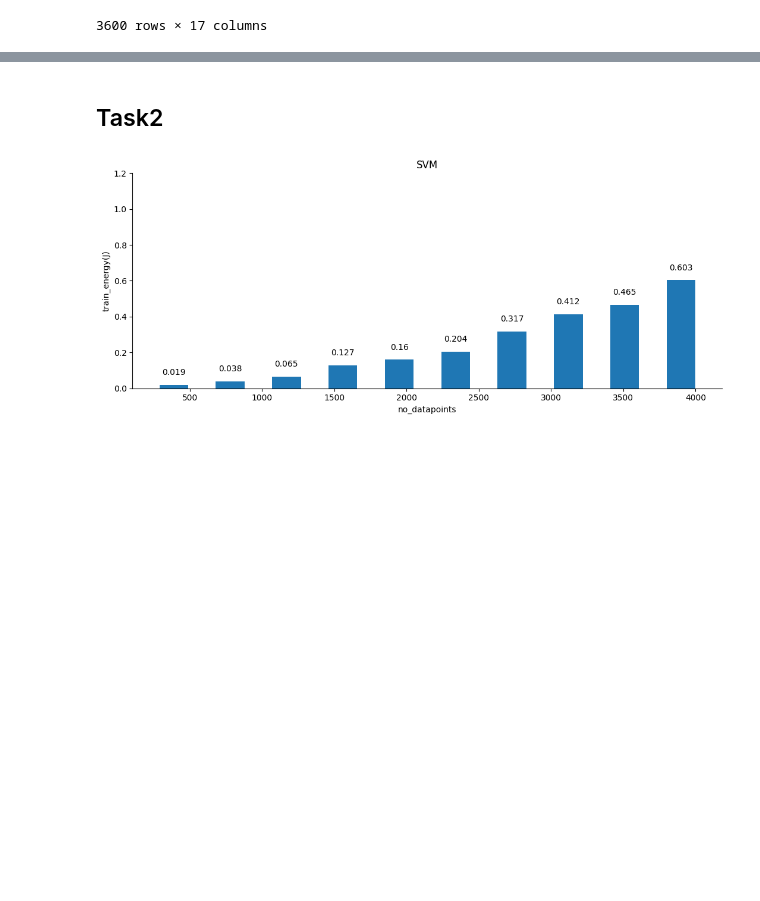
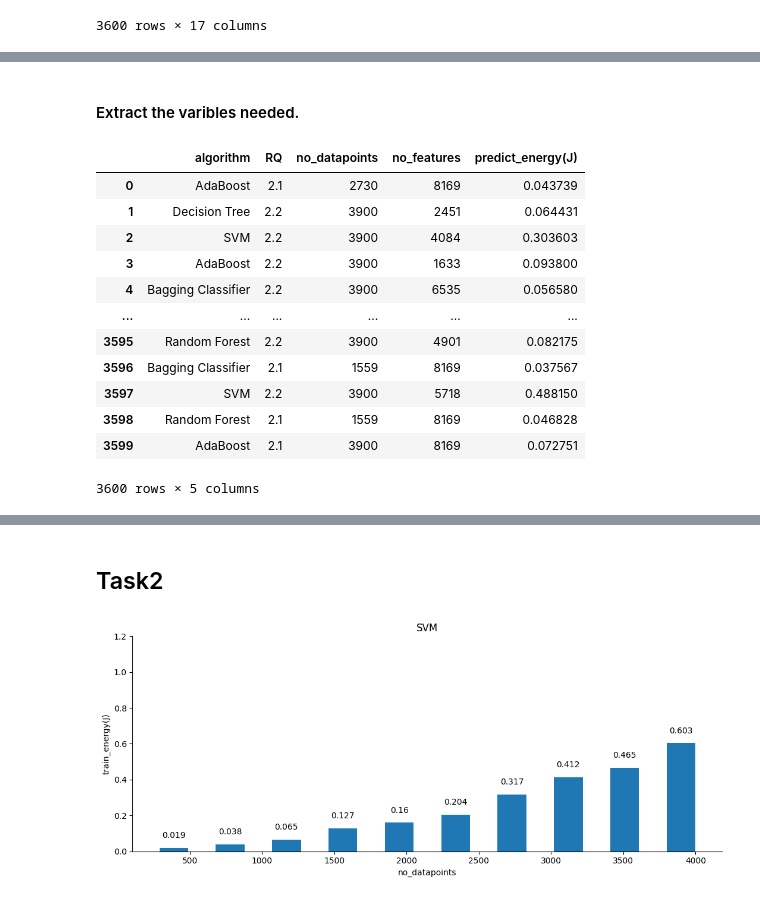
Before and after one commit to kikyo01/info250, a Jupyter notebook: project1/project1.ipynb, the cells around one changed output, grey strips where cells are left out. Drawn from its saved outputs; the diff is of its cells as text; code cells hidden in the pictures; blank space fills up the shorter version.

```diff
--- a/project1/project1.ipynb
+++ b/project1/project1.ipynb
@@ -200,0 +228,19 @@ def plot_barh1(ax):
+# %% [markdown]
+#### Extract the varibles needed.
+# %%
+df1 = df.loc[:,('algorithm','RQ','no_datapoints','no_features','predict_energy(J)')]
+df1
+# %% [output]
+|  | algorithm | RQ | no_datapoints | no_features | predict_energy(J) |
+| 0 | AdaBoost | 2.1 | 2730 | 8169 | 0.043739 |
+| 1 | Decision Tree | 2.2 | 3900 | 2451 | 0.064431 |
+| 2 | SVM | 2.2 | 3900 | 4084 | 0.303603 |
+| 3 | AdaBoost | 2.2 | 3900 | 1633 | 0.093800 |
+| 4 | Bagging Classifier | 2.2 | 3900 | 6535 | 0.056580 |
+| ... | ... | ... | ... | ... | ... |
+| 3595 | Random Forest | 2.2 | 3900 | 4901 | 0.082175 |
+| 3596 | Bagging Classifier | 2.1 | 1559 | 8169 | 0.037567 |
+| 3597 | SVM | 2.2 | 3900 | 5718 | 0.488150 |
+| 3598 | Random Forest | 2.1 | 1559 | 8169 | 0.046828 |
+| 3599 | AdaBoost | 2.1 | 3900 | 8169 | 0.072751 |
+3600 rows × 5 columns
```
Also changed, not shown: parts of 16 cells of this notebook.
